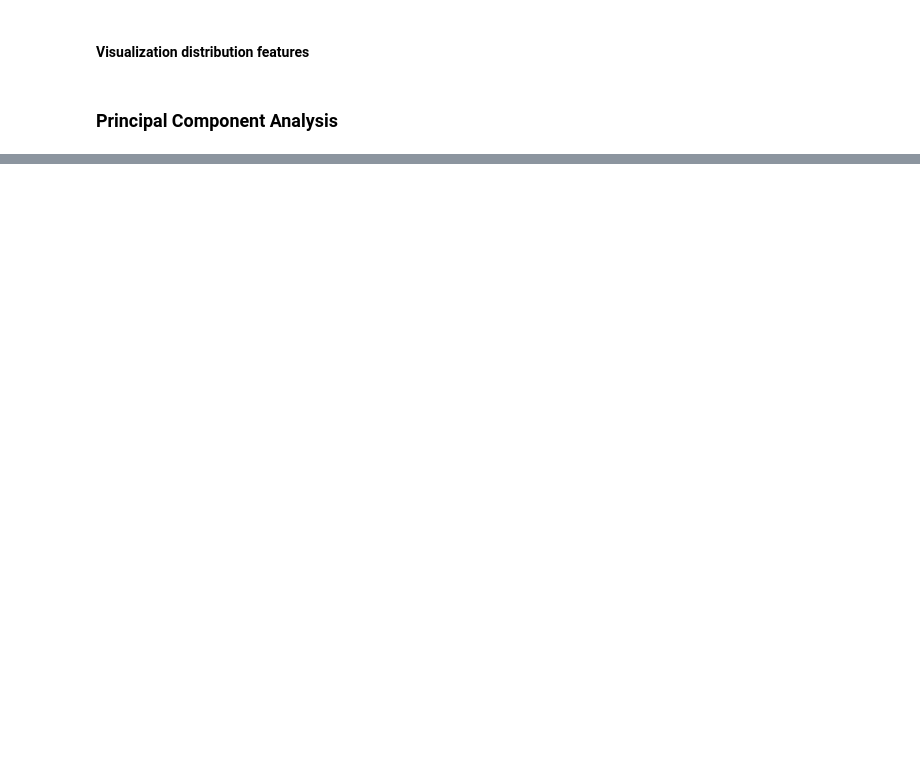
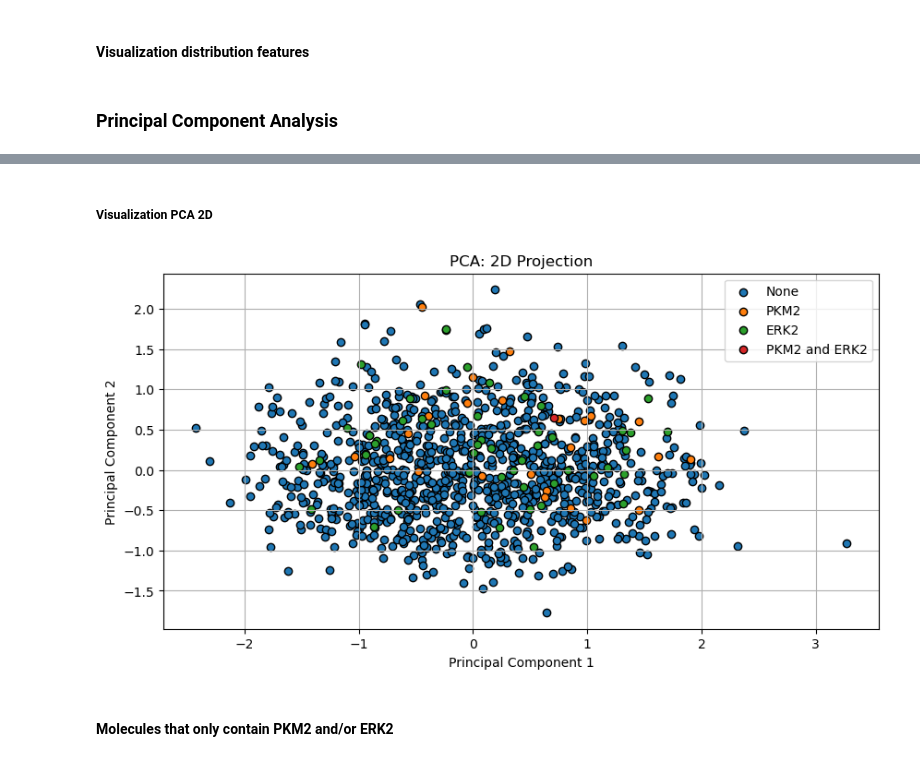
Before and after one commit to jobvandijk/GroupAssigment_group6, a Jupyter notebook: DataAnalyse.ipynb, the cells around one changed output, grey strips where cells are left out. Drawn from its saved outputs; the diff is of its cells as text; code cells hidden in the pictures; blank space fills up the shorter version.

```diff
--- a/DataAnalyse.ipynb
+++ b/DataAnalyse.ipynb
@@ -101,0 +189,17 @@ plt.show()
+# %% [markdown]
+##### Visualization PCA 2D
+# %%
+# Plot the PC1 and PC2 with different colors matching the classes
+plt.figure(figsize=(10, 5))
+for i in range(4):
+    plt.scatter(data_pca[labels['Class'] == i, 0], data_pca[labels['Class'] == i, 1], label=class_labels[i], edgecolor='k')
+plt.title('PCA: 2D Projection')
+plt.xlabel('Principal Component 1')
+plt.ylabel('Principal Component 2')
+plt.legend()
+plt.grid(True)
+plt.show()
+# %% [output]
+[figure, added]
+# %% [markdown]
+#### Molecules that only contain PKM2 and/or ERK2
```
Also changed, not shown: parts of 15 cells of this notebook.
